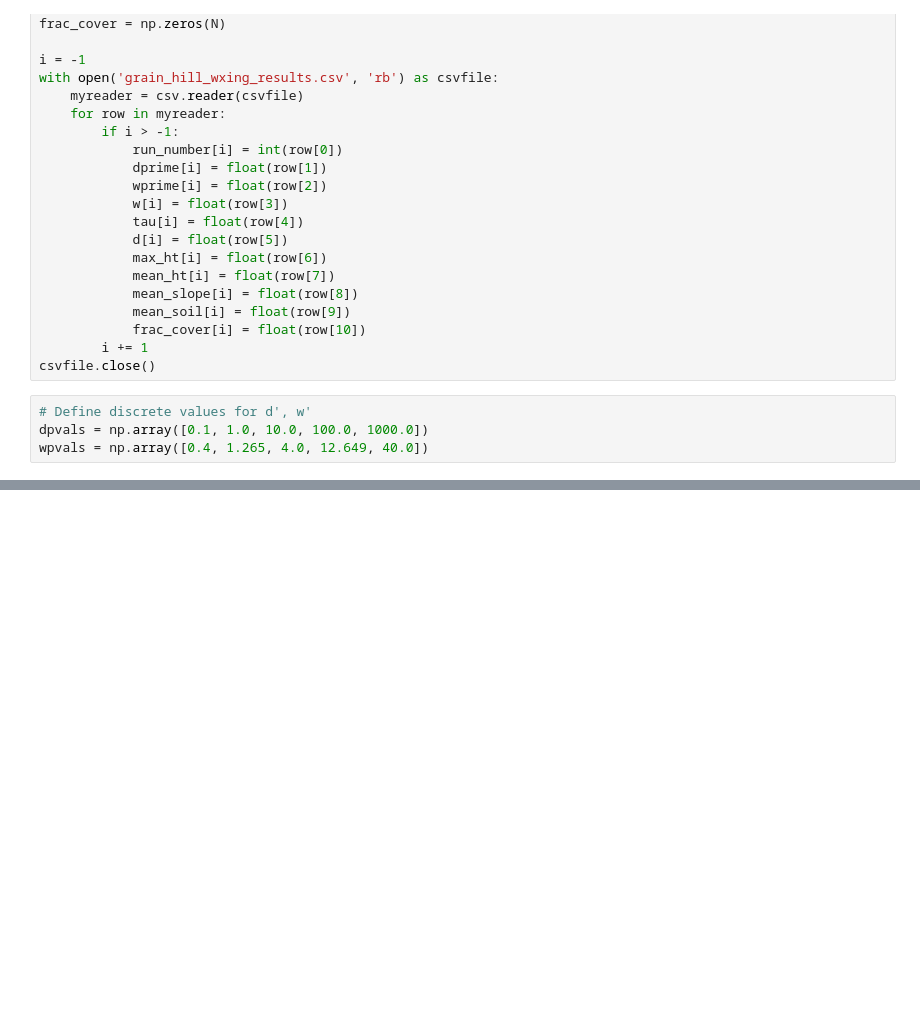
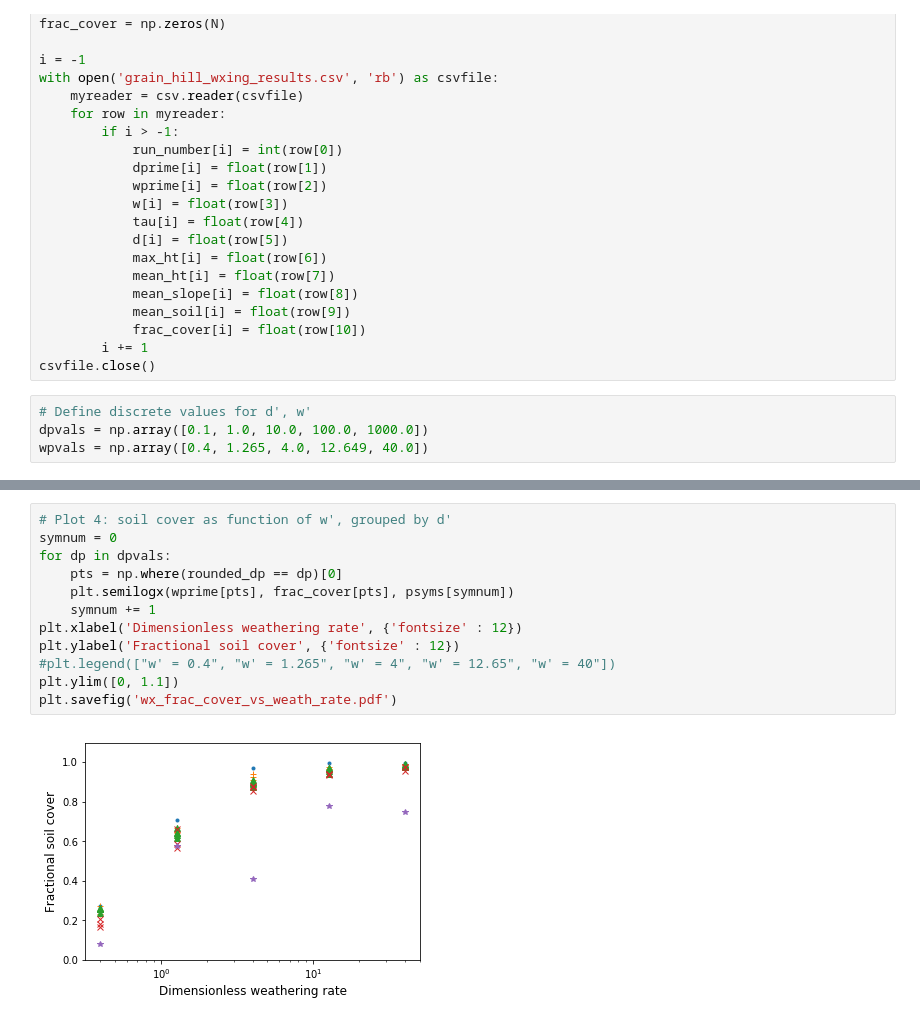
Before and after one commit to gregtucker/grain_hills, a Jupyter notebook: DataAnalysis/analysis_of_weathering_5x5x5_param_study.ipynb, the cells around one changed output, grey strips where cells are left out. Drawn from its saved outputs; the diff is of its cells as text; blank space fills up the shorter version.

```diff
--- a/DataAnalysis/analysis_of_weathering_5x5x5_param_study.ipynb
+++ b/DataAnalysis/analysis_of_weathering_5x5x5_param_study.ipynb
@@ -66,0 +97,14 @@ plt.savefig('wx_mean_ht_vs_dist_rate.pdf')
+# %%
+# Plot 4: soil cover as function of w', grouped by d'
+symnum = 0
+for dp in dpvals:
+    pts = np.where(rounded_dp == dp)[0]
+    plt.semilogx(wprime[pts], frac_cover[pts], psyms[symnum])
+    symnum += 1
+plt.xlabel('Dimensionless weathering rate', {'fontsize' : 12})
+plt.ylabel('Fractional soil cover', {'fontsize' : 12})
+#plt.legend(["w' = 0.4", "w' = 1.265", "w' = 4", "w' = 12.65", "w' = 40"])
+plt.ylim([0, 1.1])
+plt.savefig('wx_frac_cover_vs_weath_rate.pdf')
+# %% [output]
+[figure, added]
```
Also changed, not shown: parts of 9 cells of this notebook, 1 other file.
